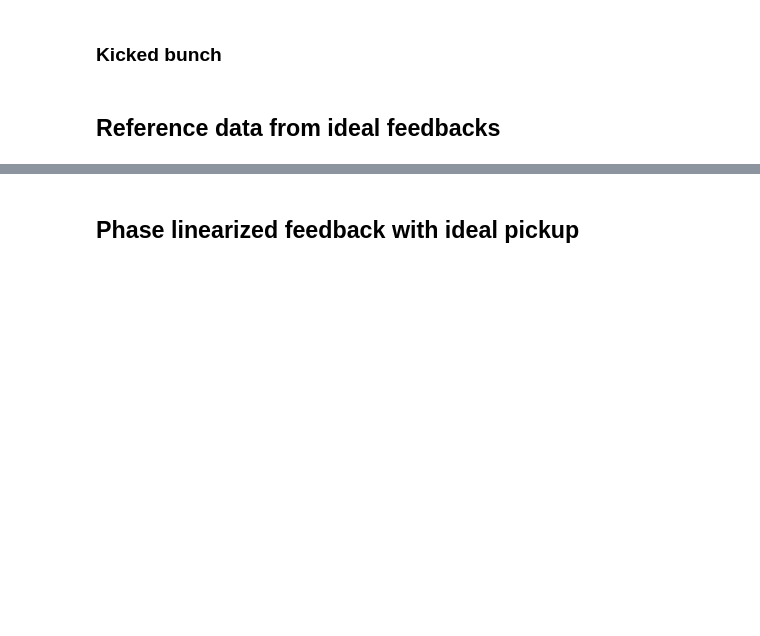
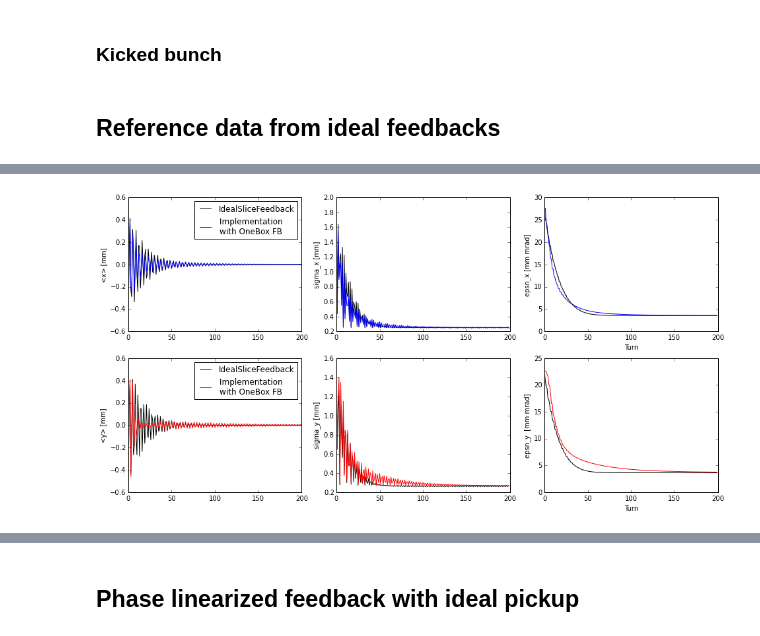
Before and after one commit to jkomppula/PyHEADTAIL_feedback, a Jupyter notebook: interactive-tests/multibox_feedback.ipynb, the cells around one changed output, grey strips where cells are left out. Cells and saved outputs as stored; diff of their text form; code cells hidden in the pictures; blank space fills up the shorter version.

Commit message:
Signal processor test - still some problems

```diff
--- a/interactive-tests/multibox_feedback.ipynb
+++ b/interactive-tests/multibox_feedback.ipynb
@@ -261,0 +265,86 @@ print bunch_IdealSliceFB.sigma_yp()/bunch_IdealSliceFB.sigma_y()
+# %%
+bunch_FB = copy.deepcopy(bunch_ref)
+tracker_FB = BunchTracker(bunch_FB)
+
+bunch_FB = copy.deepcopy(bunch_ref)
+tracker_FB = BunchTracker(bunch_FB)
+
+#Cut off frequency of the pickup and the kicker
+f_c_pickup = 1e12
+f_c_kicker = 1e10
+
+# Parameters of the register
+# Betatron phase shifts per turn
+omega_x = 2.*pi*Q_x
+omega_y = 2.*pi*Q_y
+
+pickup_position_x = (1./4.)*2.*pi*Q_x
+pickup_position_y = (1./4.)*2.*pi*Q_y
+kicker_position_x = (0./4.)*2.*pi*Q_x
+kicker_position_y = (0./4.)*2.*pi*Q_y
+
+#delay in the register [turns]
+n_delay = 1
+#The number of turns averaged
+n_avg = 5
+
+# Parameters of the inverse weighter
+bunch_length = 0.2
+bunch_decay_length = 0.1
+maximum_weight = 150
+
+#Reference pick up pc (processor chain)
+pickup_pc_x = [
+    ChargeWeighter(),
+    LowpassFilter(f_c_pickup),
+    CosineSumRegister(omega_x,n_delay,n_avg,pickup_position_x,n_slices)
+    ]
+pickup_pc_y = [
+    ChargeWeighter(),
+    LowpassFilter(f_c_pickup),
+    CosineSumRegister(omega_y,n_delay,n_avg,pickup_position_y,n_slices)
+    ]
+
+pickup = PickUp(slicer,pickup_pc_x,pickup_pc_y)
+
+
+kicker_pc_x = [
+    FermiDiracInverseWeighter(bunch_length,bunch_decay_length,maximum_weight),
+    PhaseLinearizedLowpass(f_c_kicker)
+    ]
+
+kicker_pc_y = [
+    FermiDiracInverseWeighter(bunch_length,bunch_decay_length,maximum_weight),
+    PhaseLinearizedLowpass(f_c_kicker)
+    ]
+
+mixer_x = Averager(0.0148293483363)
+mixer_y = Averager(0.014820440875)
+
+#mixer_x = Averager(1)
+#mixer_y = Averager(1)
+
+#register_list_x = [pickup_pc_x_1[2],pickup_pc_x_2[2],pickup_pc_x_3[2],pickup_pc_x_4[2]]
+#register_list_y = [pickup_pc_y_1[2],pickup_pc_y_2[2],pickup_pc_y_3[2],pickup_pc_y_4[2]]
+
+register_list_x = [pickup_pc_x[2]]
+register_list_y = [pickup_pc_y[2]]
+
+kicker = Kicker(
+    kicker_position_x,kicker_position_y,
+    feedback_gain,
+    slicer,
+    register_list_x,register_list_y,
+    kicker_pc_x,kicker_pc_y,
+    mixer_x,mixer_y)
+
+
+total_map_FB =  [kicker] + [trans_map[0]] + [pickup] + [trans_map[1]] + [trans_map[2]] + [trans_map[3]] + [long_map]
+
+
+track(n_turns, bunch_FB,total_map_FB,tracker_FB)
+
+compare_traces(tracker_IdealSliceFB,tracker_FB, 'IdealSliceFeedback', 'Implementation \nwith OneBox FB')
+compare_projections( bunch_IdealSliceFB, bunch_FB, 'IdealSliceFeedback', 'Implementation \nwith OneBox FB')
+# %% [output]
+[figure, added]
```
Also changed, not shown: parts of 6 cells of this notebook, 5 other files.
